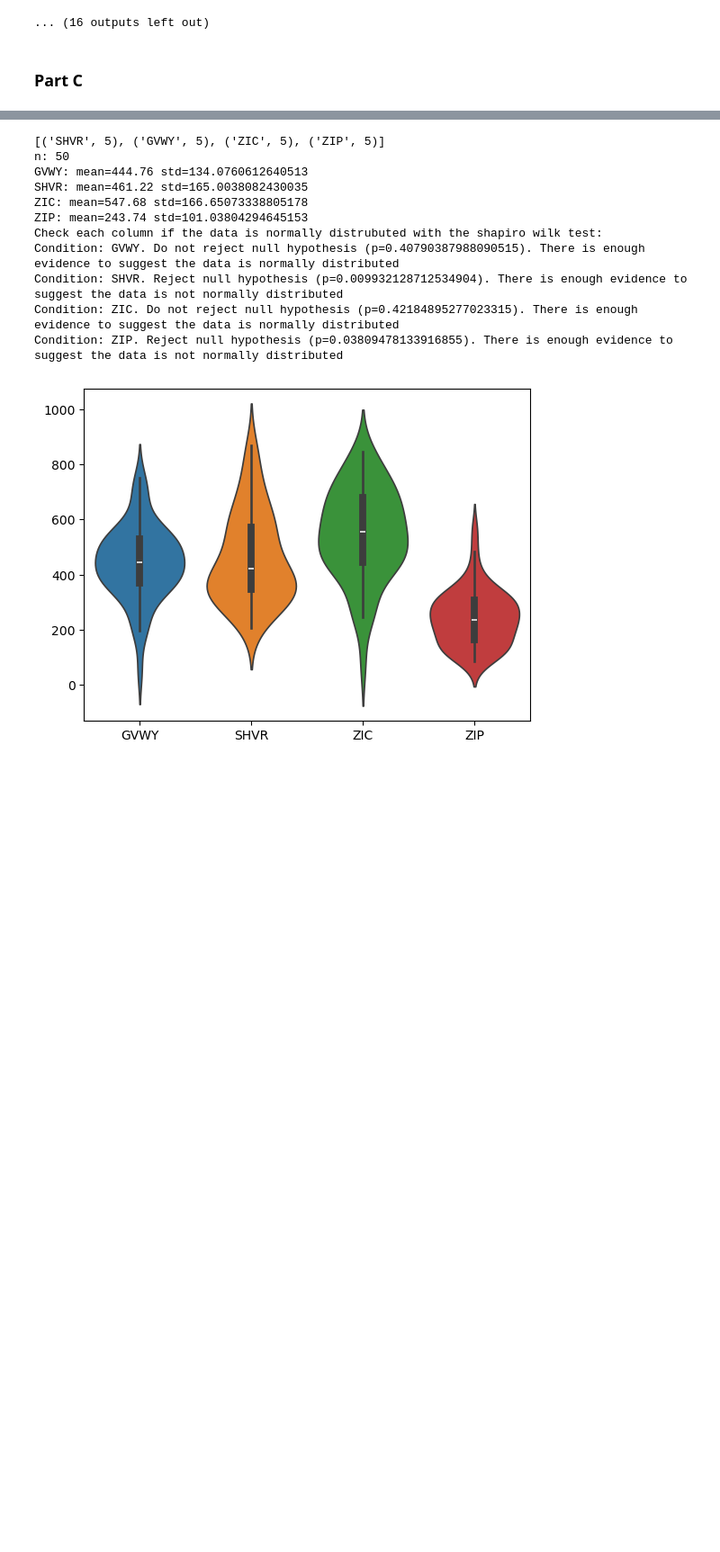
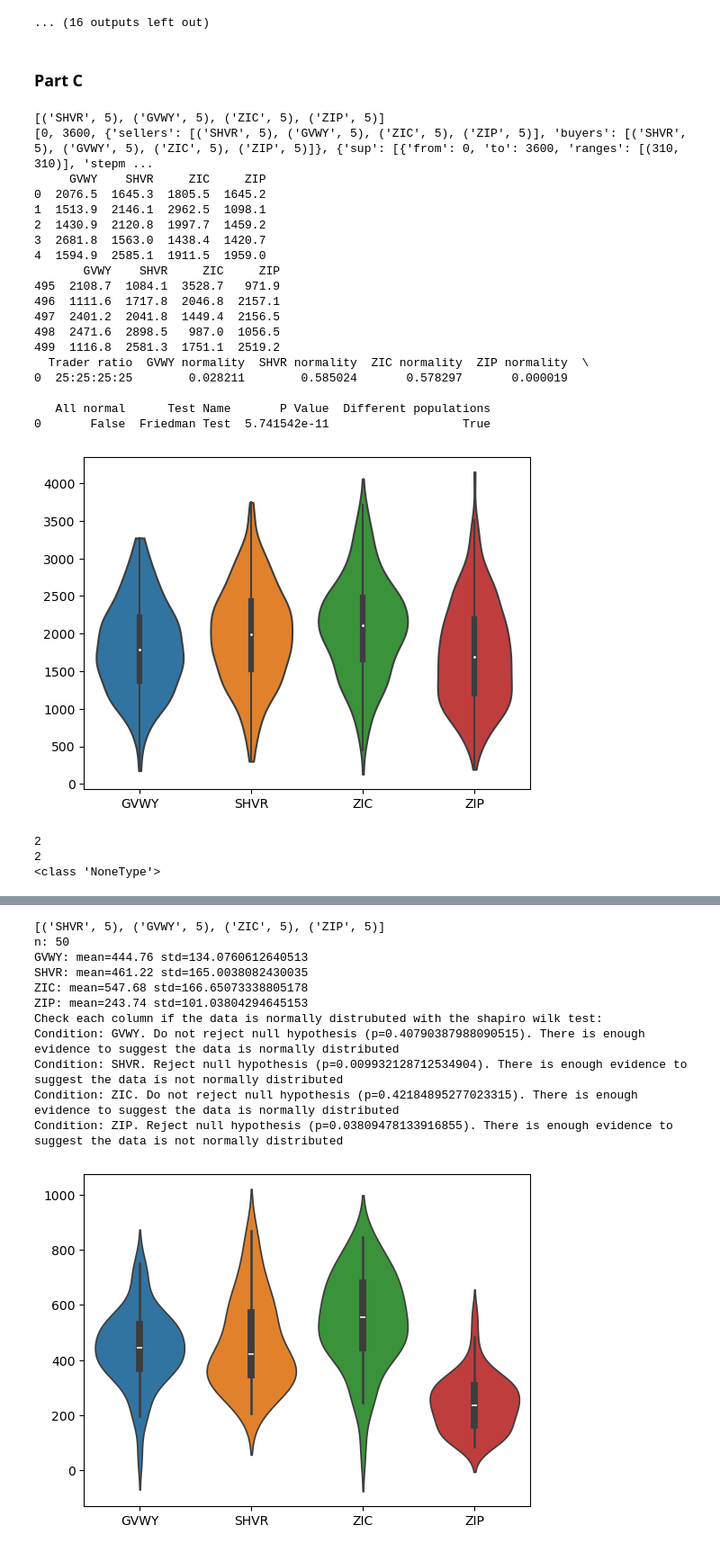
Before and after one commit to ImranZaminAli/fintech_cw, a Jupyter notebook: cw.ipynb, the cells around one changed output, grey strips where cells are left out. Shown at 90% size. Saved outputs shown, nothing was run; the diff lists cells and outputs as text; code cells hidden in the pictures; blank space fills up the shorter version.

```diff
--- a/cw.ipynb
+++ b/cw.ipynb
@@ -432,0 +487,36 @@ def part_c(n):
+# %%
+r_vals = [25, 25, 25, 25]
+summary = part_c(500, [start_time, end_time, traders_specs, order_sched, dump_flags, verbose],r_vals, algos, initial_seed)
+print(summary)
+plt.show()
+# %% [output]
+[('SHVR', 5), ('GVWY', 5), ('ZIC', 5), ('ZIP', 5)]
+[0, 3600, {'sellers': [('SHVR', 5), ('GVWY', 5), ('ZIC', 5), ('ZIP', 5)], 'buyers': [('SHVR', 5), ('GVWY', 5), ('ZIC', 5), ('ZIP', 5)]}, {'sup': [{'from': 0, 'to': 3600, 'ranges': [(310, 310)], 'stepm ...
+     GVWY    SHVR     ZIC     ZIP
+0  2076.5  1645.3  1805.5  1645.2
+1  1513.9  2146.1  2962.5  1098.1
+2  1430.9  2120.8  1997.7  1459.2
+3  2681.8  1563.0  1438.4  1420.7
+4  1594.9  2585.1  1911.5  1959.0
+       GVWY    SHVR     ZIC     ZIP
+495  2108.7  1084.1  3528.7   971.9
+496  1111.6  1717.8  2046.8  2157.1
+497  2401.2  2041.8  1449.4  2156.5
+498  2471.6  2898.5   987.0  1056.5
+499  1116.8  2581.3  1751.1  2519.2
+  Trader ratio  GVWY normality  SHVR normality  ZIC normality  ZIP normality  \
+0  25:25:25:25        0.028211        0.585024       0.578297       0.000019
+
+   All normal      Test Name       P Value  Different populations
+0       False  Friedman Test  5.741542e-11                   True
+[figure, added]
+# %%
+r_vals = [40,20,20,20]
+print(len(set(r_vals)))
+ax = 2 if len(set(r_vals)) != 1 else 3
+print(ax)
+print(type(None))
+# %% [output]
+2
+2
+<class 'NoneType'>
```
Also changed, not shown: parts of 15 cells of this notebook, 1 other file.
